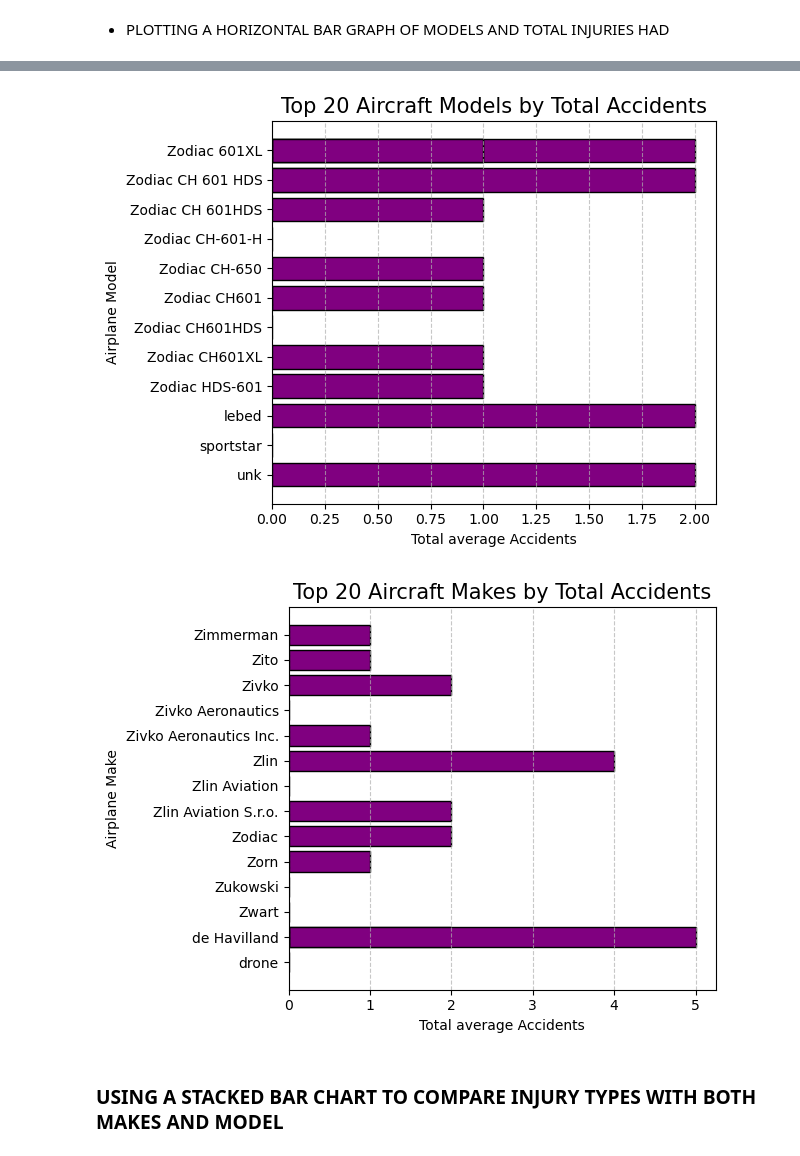
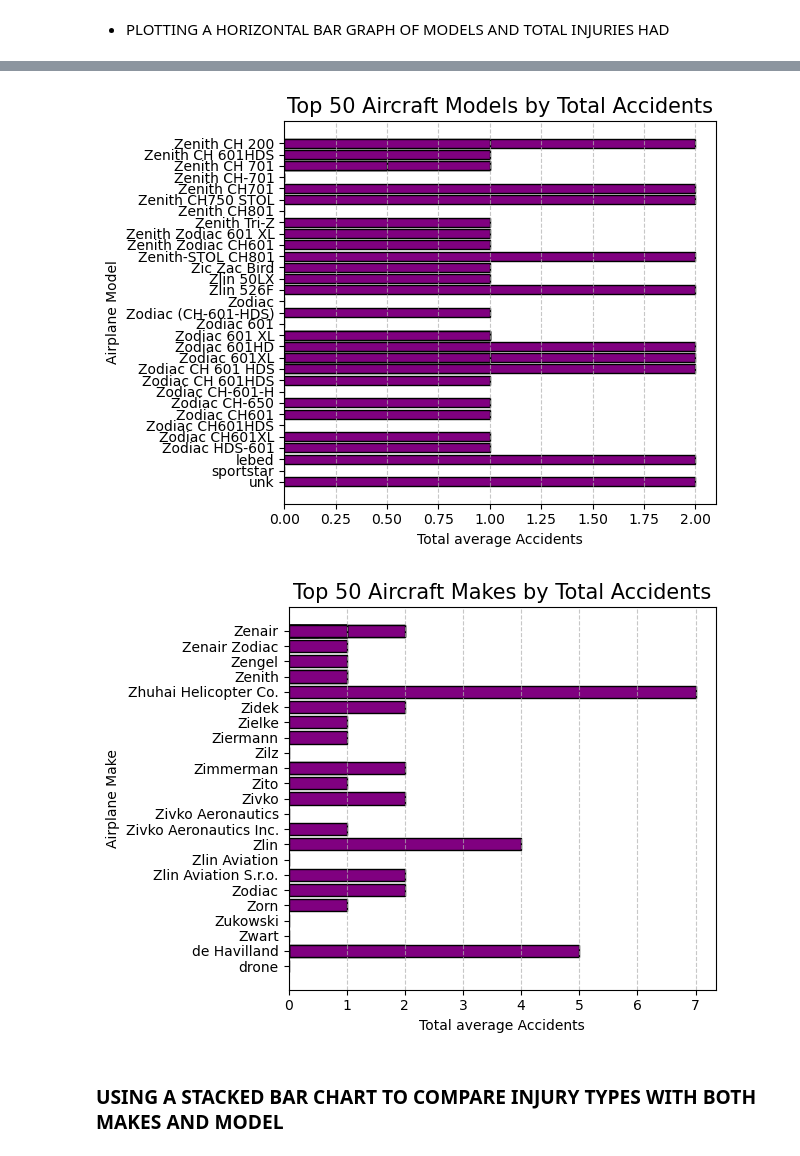
Before and after one commit to karanimwarimu/DSF-phase-1-project, a Jupyter notebook: student.ipynb, the cells around one changed output, grey strips where cells are left out. Saved outputs shown, nothing was run; the diff lists cells and outputs as text; code cells hidden in the pictures.

Commit message:
more visualization

```diff
--- a/student.ipynb
+++ b/student.ipynb
@@ -587,30 +587,30 @@ risk_top
 | 8522 | Everett | Zodiac 601XL | 1 | 0.0 | 0.0 | 0.0 | ... |
 | 18031 | Smith | Zodiac 601XL | 1 | 0.0 | 0.0 | 0.0 | ... |
 # %%
-risk_top = risk_by_aircraft.sort_values("Aircraft Model" , ascending=False).head(20)
+risk_top = risk_by_aircraft.sort_values("Aircraft Model" , ascending=False).head(50)
 
 total_injuries = risk_top[" Injuries Per accident" ]
 aircraft_model = risk_top["Aircraft Model"]
 
 plt.barh( aircraft_model ,total_injuries  , color='purple' , edgecolor = "black")
-plt.title("Top 20 Aircraft Models by Total Accidents" , fontsize= 15)
+plt.title("Top 50 Aircraft Models by Total Accidents" , fontsize= 15)
 plt.xlabel("Total average Accidents")
 plt.ylabel("Airplane Model")
 
 plt.grid(axis='x', linestyle='--', alpha=0.7)
 
 plt.tight_layout()
 plt.show()
 # %% [output]
-[figure, old version]
+[figure, new version]
 # %%
-risk_top = risk_by_aircraft.sort_values("Aircraft Make" , ascending=False).head(20)
+risk_top = risk_by_aircraft.sort_values("Aircraft Make" , ascending=False).head(50)
 
 total_injuries = risk_top[" Injuries Per accident" ]
 aircraft_make = risk_top["Aircraft Make"]
 
 plt.barh( aircraft_make ,total_injuries  , color='purple' , edgecolor = "black")
-plt.title("Top 20 Aircraft Makes by Total Accidents" , fontsize= 15)
+plt.title("Top 50 Aircraft Makes by Total Accidents" , fontsize= 15)
 plt.xlabel("Total average Accidents")
 plt.ylabel("Airplane Make")
 
@@ -619,7 +619,7 @@ plt.grid(axis='x', linestyle='--', alpha=0.7)
 plt.tight_layout()
 plt.show()
 # %% [output]
-[figure, old version]
+[figure, new version]
 # %% [markdown]
 ### USING A STACKED BAR CHART TO COMPARE INJURY TYPES WITH BOTH MAKES AND MODEL
 # %%
```
Also changed, not shown: parts of 19 cells of this notebook.
